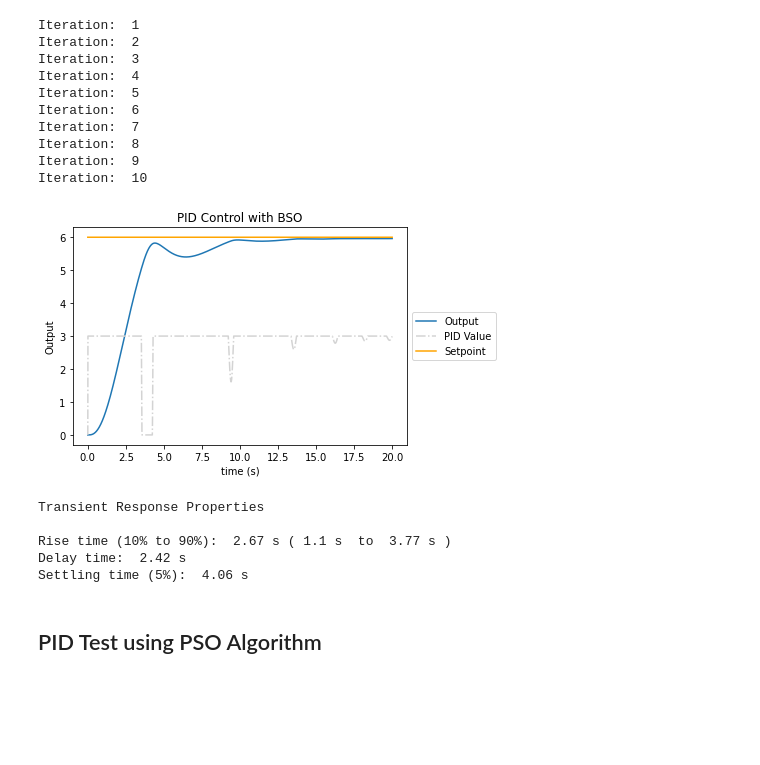
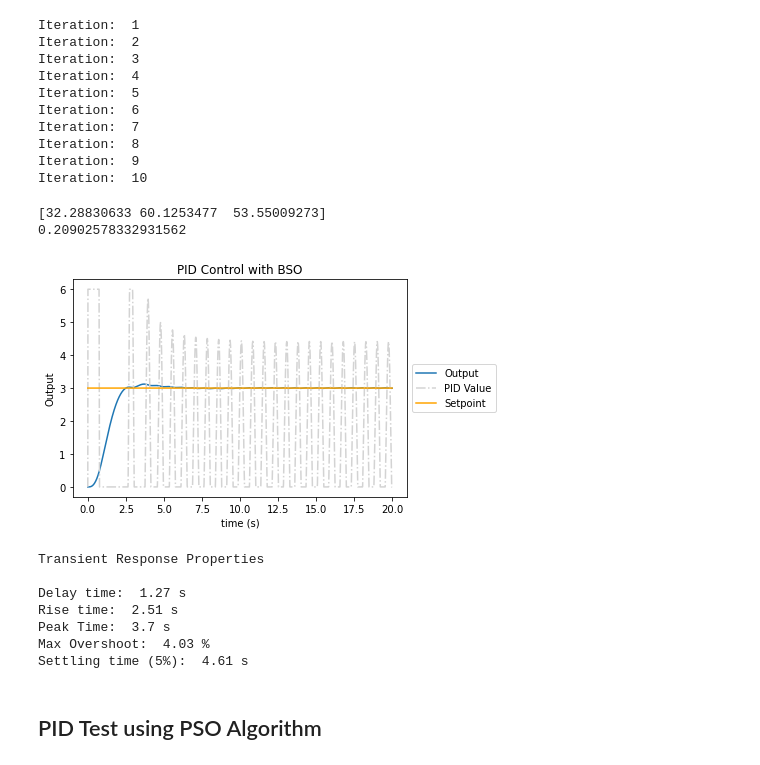
Before and after one commit to Vermillord/KP_Codes, a Jupyter notebook: KP_Notes.ipynb, the cells around one changed output. Cells and saved outputs as stored; diff of their text form; code cells hidden in the pictures; blank space fills up the shorter version.

```diff
--- a/KP_Notes.ipynb
+++ b/KP_Notes.ipynb
@@ -1776,11 +1812,14 @@ def PID_Control(k, min_, max_):
 ## PID Test using BSO Algorithm
 # %%
 n, t = time_range(100, 0, 20)
-u = input_type('step', 6, t.shape[0])
+u = input_type('step', 3, t.shape[0])
-# %%
-def PIDcost(k):
-    t_, y_, PID_, err_, u_ = PID_Control(k, -10, 10)
-    return np.mean(err_)
+# %%
+def PIDcost(k):
+    y_, PID_ = PID_Control(k, 0, 6)
+    err = np.zeros(y_.shape[0])
+    for i in range(y_.shape[0]):
+        err[i] = u[i]-y_[i]
+    return np.mean(abs(err))
 # %%
 idea = BSO(25, 3, 0, 100, 10, PIDcost)
 # %% [output]
@@ -1795,34 +1834,50 @@ Iteration:  8
 Iteration:  9
 Iteration:  10
 # %%
-t_, y_, PID_, err_, u_ = PID_Control(idea, 0, 3)
+y_, PID_ = PID_Control(idea, 0, 6)
+# %%
+print(idea)
+print(PIDcost(idea))
+# %% [output]
+[32.28830633 60.1253477  53.55009273]
+0.20902578332931562
 # %%
 plt.title("PID Control with BSO")
-#plt.xlim(0,5)
 plt.xlabel("time (s)")
 plt.ylabel("Output")
-plt.plot(t_, y_, label='Output')
-plt.plot(t_, PID_, label='PID Value', color='lightgray', linestyle='-.')
-plt.plot(t_, u_, label='Setpoint', color='orange')
+plt.plot(t, y_, label='Output')
+plt.plot(t, PID_, label='PID Value', color='lightgray', linestyle='-.')
+plt.plot(t, u, label='Setpoint', color='orange')
 plt.legend(loc='center left', bbox_to_anchor=(1, 0.5))
 plt.show()
 # %% [output]
-[figure, old version]
+[figure, new version]
-# %%
-tr1 = np.where(y_ >= 0.1*u[0])[0][0]/100
-tr2 = np.where(y_ >= 0.9*u[0])[0][0]/100
-td = np.where(y_ >= 0.5*u[0])[0][0]/100
-ts = np.where(y_ >= u_[0]-0.05*u[0])[0][0]/100
-print("Transient Response Properties\n")
-print("Rise time (10% to 90%): ", round(tr2-tr1, 2), "s", "(", tr1, "s", " to ", tr2, "s )")
-print("Delay time: ", td, "s")
-print("Settling time (5%): ", ts, "s")
-# %% [output]
-Transient Response Properties
-
-Rise time (10% to 90%):  2.67 s ( 1.1 s  to  3.77 s )
-Delay time:  2.42 s
-Settling time (5%):  4.06 s
+# %%
+tr = np.where(y_ >= u[0])[0][0]/100
+td = np.where(y_ >= 0.5*u[0])[0][0]/100
+
+print("Transient Response Properties\n")
+print("Delay time: ", td, "s")
+print("Rise time: ", tr, "s")
+if(max(y_) > u[0]):
+    tp = np.where(y_ == max(y_))[0][0]/100
+    os = (max(y_) - u[0])[0]/u[0]
+    print("Peak Time: ", tp, "s")
+    print("Max Overshoot: ", round(os[0]*100, 2), "%")
+    zeta = -np.log(os[0])/np.sqrt(np.pi**2+np.log(os[0])**2)
+    wn = np.pi/(tp*np.sqrt(1-zeta**2))
+    ts = 4/(zeta*wn)
+else:
+    ts = np.where(y_ >= u[0]-0.05*u[0])[0][0]/100
+print("Settling time (5%): ", round(ts, 2), "s")
+# %% [output]
+Transient Response Properties
+
+Delay time:  1.27 s
+Rise time:  2.51 s
+Peak Time:  3.7 s
+Max Overshoot:  4.03 %
+Settling time (5%):  4.61 s
 # %% [markdown]
 ## PID Test using PSO Algorithm
 # %%
```
Also changed, not shown: parts of 43 cells of this notebook.
